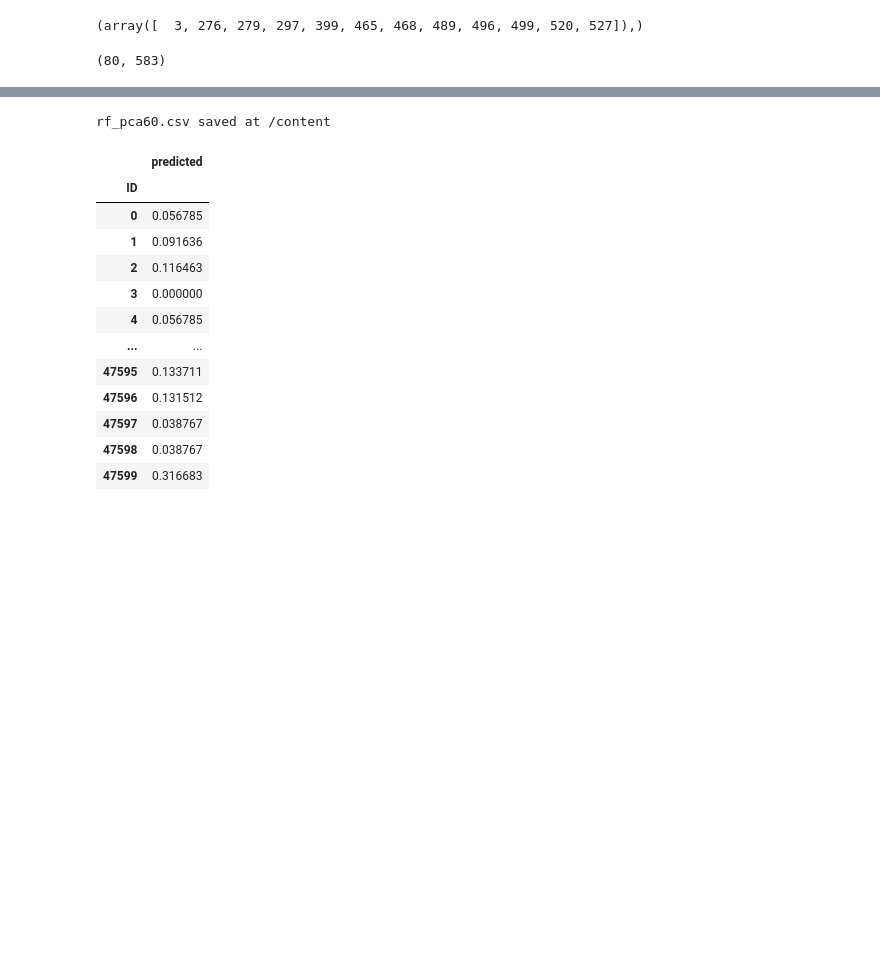
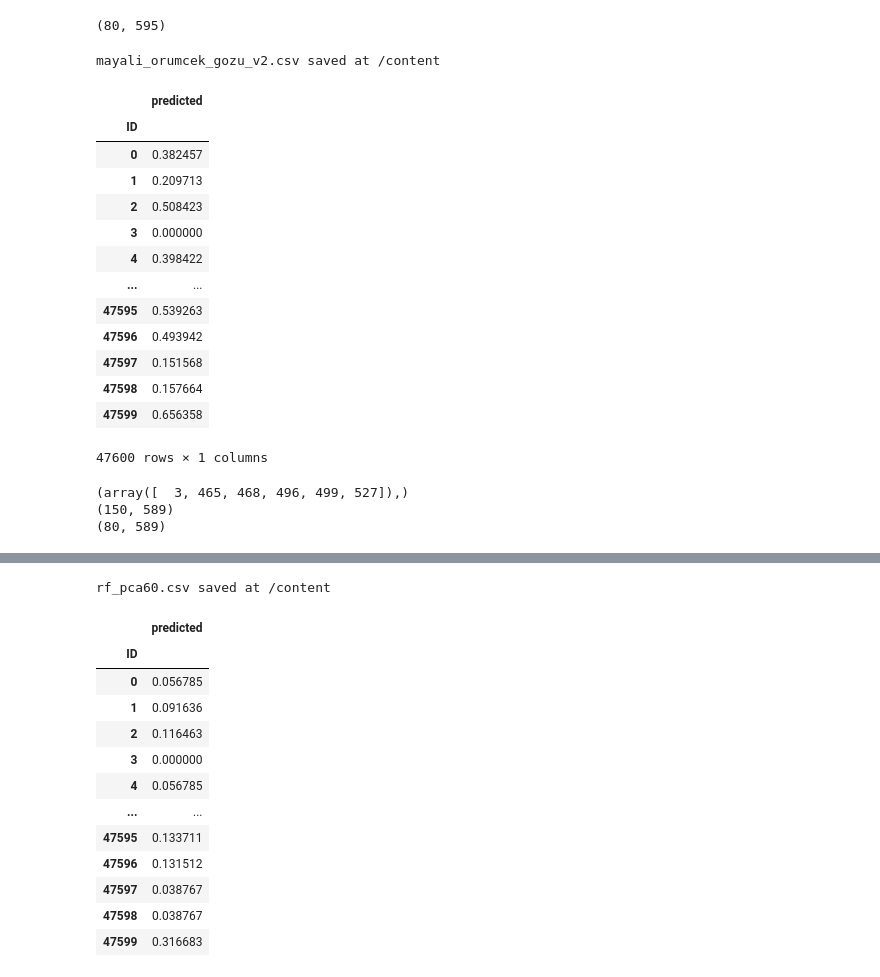
Before and after one commit to batuhanfaik/itu-cmpe, a Jupyter notebook: lfd_hw.ipynb, the cells around one changed output, grey strips where cells are left out. Saved outputs shown, nothing was run; the diff lists cells and outputs as text; code cells hidden in the pictures; blank space fills up the shorter version.

```diff
--- a/lfd_hw.ipynb
+++ b/lfd_hw.ipynb
@@ -52,29 +52,74 @@ def make_submission(prediction, filename):
 def remove_id_column(dataframe):
     assert type(dataframe) == pd.core.frame.DataFrame, f"{type(dataframe)} != pd.core.frame.DataFrame"
     return dataframe.drop("ID", 1)
+# %%
+X = pd.read_csv('train_t0.csv')
+Y = pd.read_csv('train_t1.csv')
+test = pd.read_csv('test_t0.csv')
+X = remove_id_column(X)
+Y = remove_id_column(Y)
+test = remove_id_column(test)
+# %%
+data = X.to_numpy()
+labels = Y.to_numpy()
+
+scaler = MinMaxScaler()
+
+# Fit on training set only.
+scaler.fit(data)
+# Apply transform to both the training set and the test set.
+data = scaler.transform(data)
+labels = scaler.transform(labels)
+test = scaler.transform(test)
+# %%
+prediction = []
+for i in range(X.shape[1]):
+    selectkbest = SelectKBest(f_regression, k=20).fit(data, labels[:, i])
+    data_new = selectkbest.transform(data)
+    model = RandomForestRegressor()
+    model.fit(data_new, labels[:, i])
+    test_new = selectkbest.transform(test)
+    prediction.append(model.predict(test_new))
+# %%
+predict = np.asarray(prediction).T
+predict.shape
+# %% [output]
+(80, 595)
+# %%
+make_submission(predict, "mayali_orumcek_gozu_v2.csv")
+# %% [output]
+mayali_orumcek_gozu_v2.csv saved at /content
+|  | predicted |
+| ID |  |
+| 0 | 0.382457 |
+| 1 | 0.209713 |
+| 2 | 0.508423 |
+| 3 | 0.000000 |
+| 4 | 0.398422 |
+| ... | ... |
+| 47595 | 0.539263 |
+| 47596 | 0.493942 |
+| 47597 | 0.151568 |
+| 47598 | 0.157664 |
+| 47599 | 0.656358 |
+47600 rows × 1 columns
 # %%
-X = pd.read_csv('train_t0.csv')
-Y = pd.read_csv('train_t1.csv')
-test_data = pd.read_csv('test_t0.csv')
-X = remove_id_column(X)
-Y = remove_id_column(Y)
-test_data = remove_id_column(test_data)
-
 train = X.to_numpy()
 labels = Y.to_numpy()
-test_data = test_data.to_numpy()
+test_data = test.to_numpy()
 
 diff = train - labels
 square = np.square(diff)
 sum = np.sum(square, 0)
-threshold = 0.1
+threshold = 0.01
 print(np.where(sum<threshold))
 for i in np.where(sum<threshold):
     train = np.delete(train, i, 1)
     test_data = np.delete(test_data, i, 1)
-train.shape
-test_data.shape
+print(train.shape)
+print(test_data.shape)
 # %% [output]
-(array([  3, 276, 279, 297, 399, 465, 468, 489, 496, 499, 520, 527]),)
+(array([  3, 465, 468, 496, 499, 527]),)
+(150, 589)
+(80, 589)
-(80, 583)
 # %%
```
Also changed, not shown: parts of 4 cells of this notebook.
